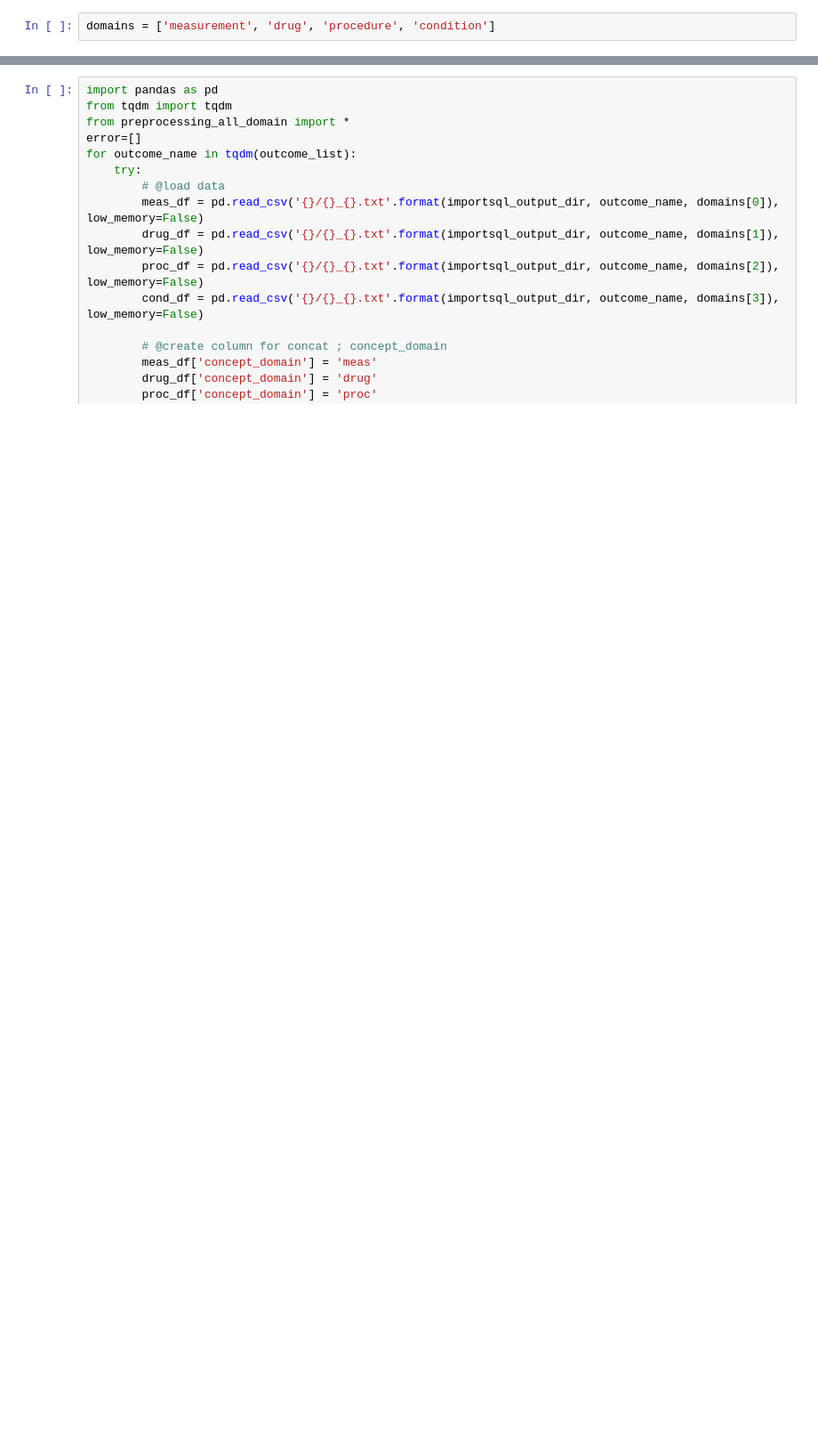
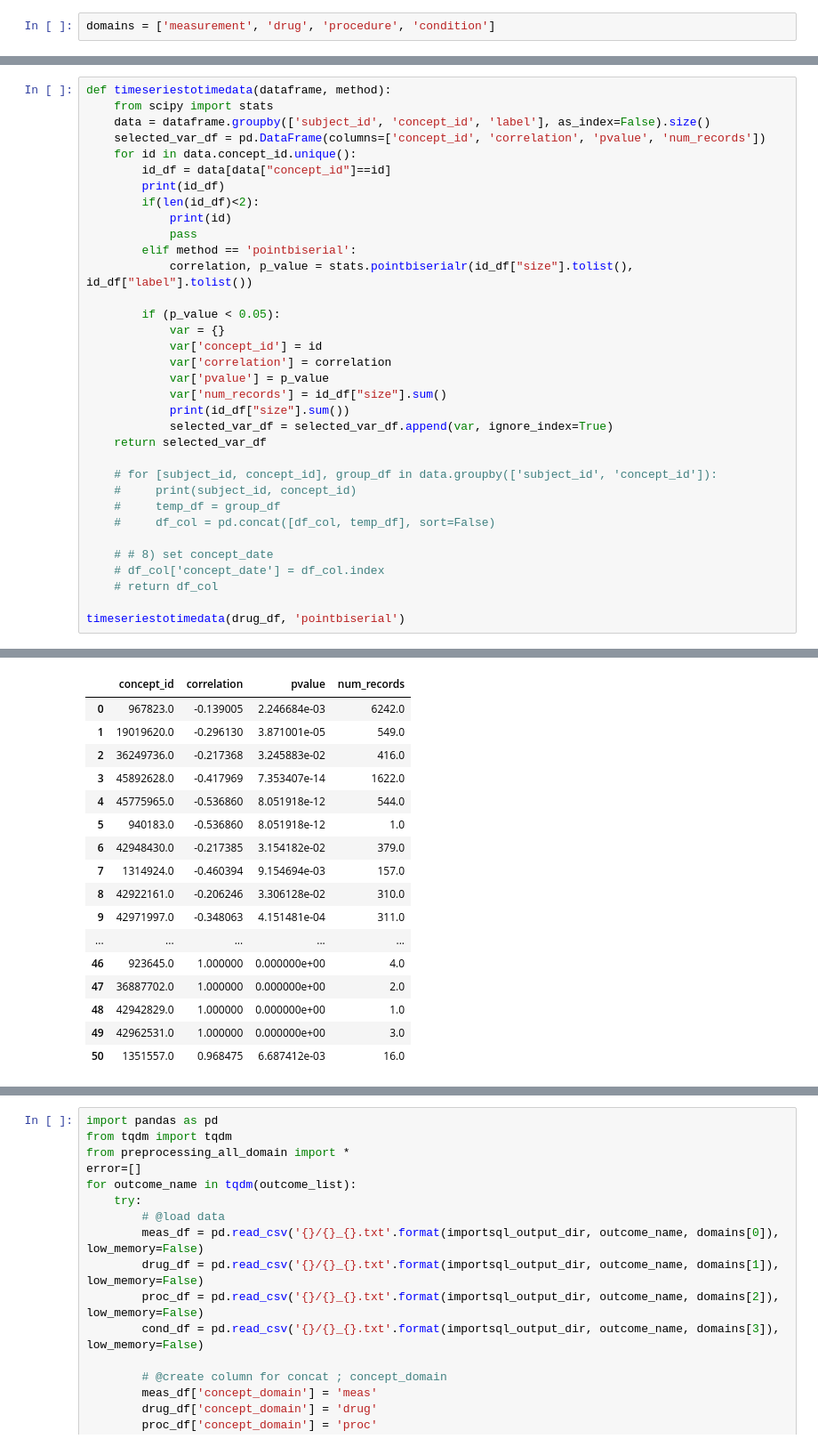
Before and after one commit to memy85/MOA-CDM_AI, a Jupyter notebook: 1_preprocessing_all_domain/0_preprocessing_all_domain.ipynb, the cells around one changed output, grey strips where cells are left out. Shown at 89% size. Saved outputs shown, nothing was run; the diff lists cells and outputs as text; blank space fills up the shorter version.

```diff
--- a/1_preprocessing_all_domain/0_preprocessing_all_domain.ipynb
+++ b/1_preprocessing_all_domain/0_preprocessing_all_domain.ipynb
@@ -25,0 +31,35 @@ outcome_list = data.splitlines()
+# %%
+def timeseriestotimedata(dataframe, method):
+    from scipy import stats
+    data = dataframe.groupby(['subject_id', 'concept_id', 'label'], as_index=False).size()
+    selected_var_df = pd.DataFrame(columns=['concept_id', 'correlation', 'pvalue', 'num_records'])
+    for id in data.concept_id.unique():
+        id_df = data[data["concept_id"]==id]
+        print(id_df)
+        if(len(id_df)<2):
+            print(id)
+            pass
+        elif method == 'pointbiserial':
+            correlation, p_value = stats.pointbiserialr(id_df["size"].tolist(), id_df["label"].tolist())
+
+        if (p_value < 0.05):
+            var = {}
+            var['concept_id'] = id
+            var['correlation'] = correlation
+            var['pvalue'] = p_value
+            var['num_records'] = id_df["size"].sum()
+            print(id_df["size"].sum())
+            selected_var_df = selected_var_df.append(var, ignore_index=True)
+    return selected_var_df
+
+    # for [subject_id, concept_id], group_df in data.groupby(['subject_id', 'concept_id']):
+    #     print(subject_id, concept_id)
+    #     temp_df = group_df
+    #     df_col = pd.concat([df_col, temp_df], sort=False)
+
+    # # 8) set concept_date
+    # df_col['concept_date'] = df_col.index
+    # return df_col
+
+timeseriestotimedata(drug_df, 'pointbiserial')
+# %% [output]
@@ -25,0 +83,17 @@ outcome_list = data.splitlines()
+|  | concept_id | correlation | pvalue | num_records |
+| 0 | 967823.0 | -0.139005 | 2.246684e-03 | 6242.0 |
+| 1 | 19019620.0 | -0.296130 | 3.871001e-05 | 549.0 |
+| 2 | 36249736.0 | -0.217368 | 3.245883e-02 | 416.0 |
+| 3 | 45892628.0 | -0.417969 | 7.353407e-14 | 1622.0 |
+| 4 | 45775965.0 | -0.536860 | 8.051918e-12 | 544.0 |
+| 5 | 940183.0 | -0.536860 | 8.051918e-12 | 1.0 |
+| 6 | 42948430.0 | -0.217385 | 3.154182e-02 | 379.0 |
+| 7 | 1314924.0 | -0.460394 | 9.154694e-03 | 157.0 |
+| 8 | 42922161.0 | -0.206246 | 3.306128e-02 | 310.0 |
+| 9 | 42971997.0 | -0.348063 | 4.151481e-04 | 311.0 |
+| ... | ... | ... | ... | ... |
+| 46 | 923645.0 | 1.000000 | 0.000000e+00 | 4.0 |
+| 47 | 36887702.0 | 1.000000 | 0.000000e+00 | 2.0 |
+| 48 | 42942829.0 | 1.000000 | 0.000000e+00 | 1.0 |
+| 49 | 42962531.0 | 1.000000 | 0.000000e+00 | 3.0 |
+| 50 | 1351557.0 | 0.968475 | 6.687412e-03 | 16.0 |
```
Also changed, not shown: parts of 20 cells of this notebook, 7 other files.
